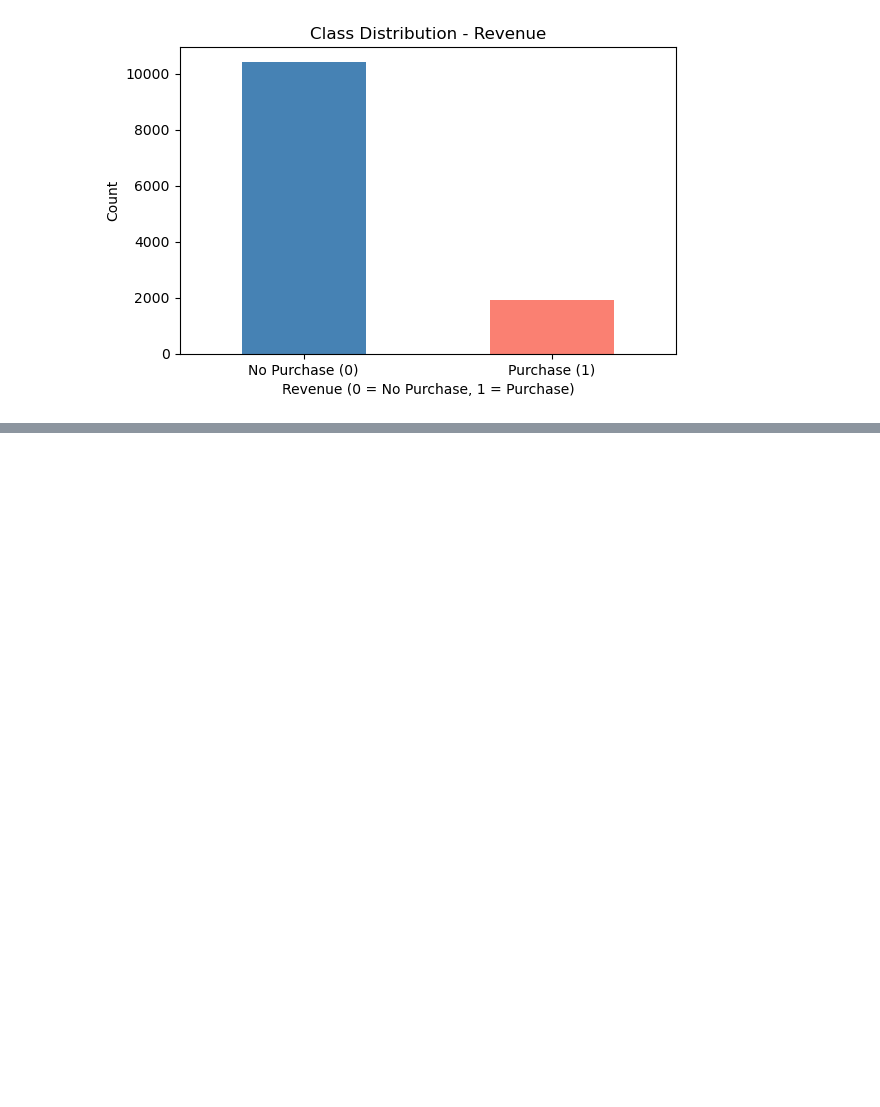
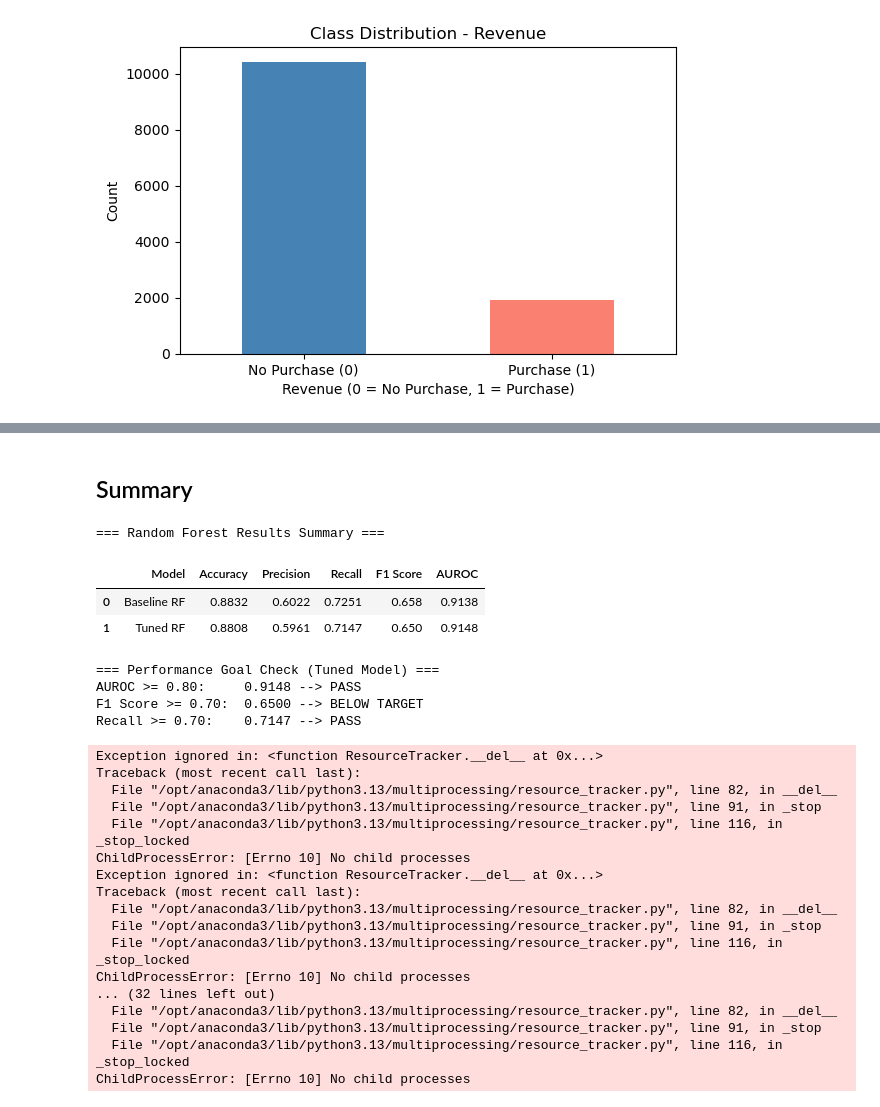
Before and after one commit to parkco34/ai_501_project, a Jupyter notebook: notebooks/random_forest.ipynb, the cells around one changed output, grey strips where cells are left out. Drawn from its saved outputs; the diff is of its cells as text; code cells hidden in the pictures; blank space fills up the shorter version.

```diff
--- a/notebooks/random_forest.ipynb
+++ b/notebooks/random_forest.ipynb
@@ -159,0 +386,66 @@ plt.show()
+# %% [markdown]
+## Summary
+# %%
+# Summary comparison table
+results = pd.DataFrame({
+    'Model': ['Baseline RF', 'Tuned RF'],
+    'Accuracy': [
+        accuracy_score(y_test, y_pred_baseline),
+        accuracy_score(y_test, y_pred_tuned)
+    ],
+    'Precision': [
+        precision_score(y_test, y_pred_baseline),
+        precision_score(y_test, y_pred_tuned)
+    ],
+    'Recall': [
+        recall_score(y_test, y_pred_baseline),
+        recall_score(y_test, y_pred_tuned)
+    ],
+    'F1 Score': [
+        f1_score(y_test, y_pred_baseline),
+        f1_score(y_test, y_pred_tuned)
+    ],
+    'AUROC': [
+        roc_auc_score(y_test, y_prob_baseline),
+        roc_auc_score(y_test, y_prob_tuned)
+    ]
+}).round(4)
+
+print('=== Random Forest Results Summary ===')
+display(results)
+
+# Check against business performance goals
+print('\n=== Performance Goal Check (Tuned Model) ===')
+auroc = roc_auc_score(y_test, y_prob_tuned)
+f1 = f1_score(y_test, y_pred_tuned)
+recall = recall_score(y_test, y_pred_tuned)
+
+print(f'AUROC >= 0.80:     {auroc:.4f} --> {"PASS" if auroc >= 0.80 else "BELOW TARGET"}')
+print(f'F1 Score >= 0.70:  {f1:.4f} --> {"PASS" if f1 >= 0.70 else "BELOW TARGET"}')
+print(f'Recall >= 0.70:    {recall:.4f} --> {"PASS" if recall >= 0.70 else "BELOW TARGET"}')
+# %% [output]
+=== Random Forest Results Summary ===
+|  | Model | Accuracy | Precision | Recall | F1 Score | AUROC |
+| 0 | Baseline RF | 0.8832 | 0.6022 | 0.7251 | 0.658 | 0.9138 |
+| 1 | Tuned RF | 0.8808 | 0.5961 | 0.7147 | 0.650 | 0.9148 |
+=== Performance Goal Check (Tuned Model) ===
+AUROC >= 0.80:     0.9148 --> PASS
+F1 Score >= 0.70:  0.6500 --> BELOW TARGET
+Recall >= 0.70:    0.7147 --> PASS
+Exception ignored in: <function ResourceTracker.__del__ at 0x...>
+Traceback (most recent call last):
+  File "/opt/anaconda3/lib/python3.13/multiprocessing/resource_tracker.py", line 82, in __del__
+  File "/opt/anaconda3/lib/python3.13/multiprocessing/resource_tracker.py", line 91, in _stop
+  File "/opt/anaconda3/lib/python3.13/multiprocessing/resource_tracker.py", line 116, in _stop_locked
+ChildProcessError: [Errno 10] No child processes
+Exception ignored in: <function ResourceTracker.__del__ at 0x...>
+Traceback (most recent call last):
+  File "/opt/anaconda3/lib/python3.13/multiprocessing/resource_tracker.py", line 82, in __del__
+  File "/opt/anaconda3/lib/python3.13/multiprocessing/resource_tracker.py", line 91, in _stop
+  File "/opt/anaconda3/lib/python3.13/multiprocessing/resource_tracker.py", line 116, in _stop_locked
+ChildProcessError: [Errno 10] No child processes
+... (32 lines left out)
+  File "/opt/anaconda3/lib/python3.13/multiprocessing/resource_tracker.py", line 82, in __del__
+  File "/opt/anaconda3/lib/python3.13/multiprocessing/resource_tracker.py", line 91, in _stop
+  File "/opt/anaconda3/lib/python3.13/multiprocessing/resource_tracker.py", line 116, in _stop_locked
+ChildProcessError: [Errno 10] No child processes
```
Also changed, not shown: parts of 18 cells of this notebook.
